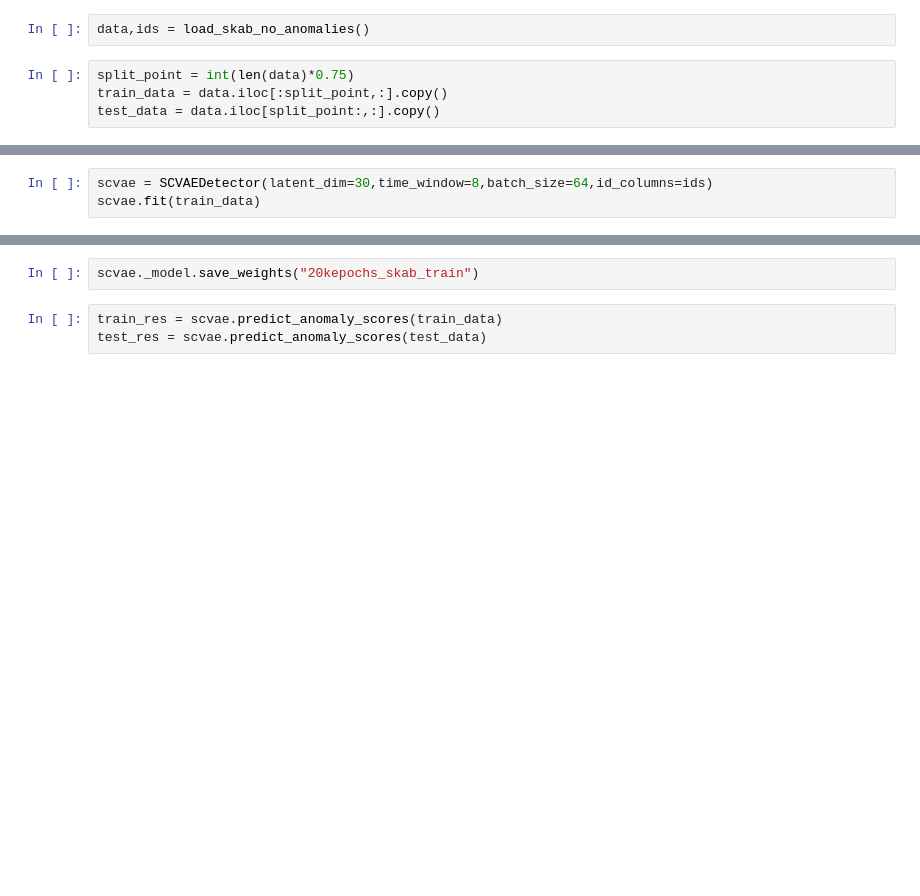
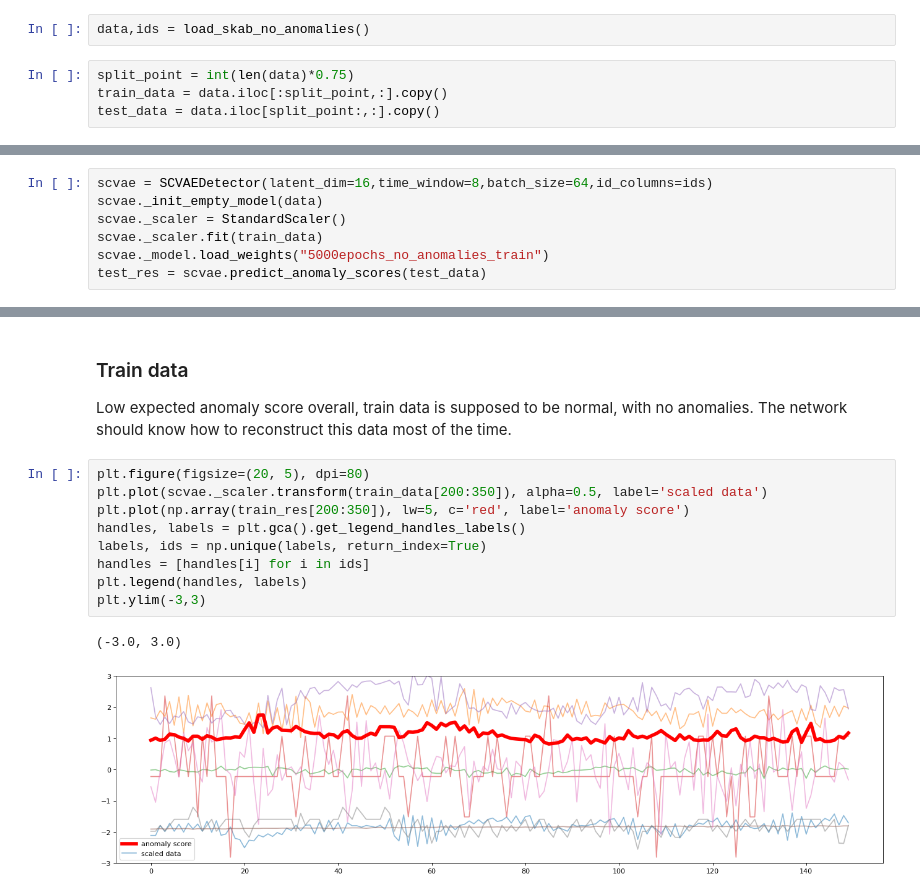
Before and after one commit to nulam/Squeezed-Convolutional-VAE-for-anomaly-detection, a Jupyter notebook: time_series_anomaly_detection/SCVAE.ipynb, the cells around one changed output, grey strips where cells are left out. Cells and saved outputs as stored; diff of their text form; blank space fills up the shorter version.

Commit message:
usable anomaly scored implemented

```diff
--- a/time_series_anomaly_detection/SCVAE.ipynb
+++ b/time_series_anomaly_detection/SCVAE.ipynb
@@ -296,3 +324,7 @@ test_data = data.iloc[split_point:,:].copy()
 # %%
-scvae = SCVAEDetector(latent_dim=30,time_window=8,batch_size=64,id_columns=ids)
-scvae.fit(train_data)
+scvae = SCVAEDetector(latent_dim=16,time_window=8,batch_size=64,id_columns=ids)
+scvae._init_empty_model(data)
+scvae._scaler = StandardScaler()
+scvae._scaler.fit(train_data)
+scvae._model.load_weights("5000epochs_no_anomalies_train")
+test_res = scvae.predict_anomaly_scores(test_data)
@@ -304,5 +331,16 @@ Epoch 0
-# %%
-scvae._model.save_weights("20kepochs_skab_train")
-# %%
-train_res = scvae.predict_anomaly_scores(train_data)
-test_res = scvae.predict_anomaly_scores(test_data)
+# %% [markdown]
+### Train data
+
+Low expected anomaly score overall, train data is supposed to be normal, with no anomalies. The network should know how to reconstruct this data most of the time.
+# %%
+plt.figure(figsize=(20, 5), dpi=80)
+plt.plot(scvae._scaler.transform(train_data[200:350]), alpha=0.5, label='scaled data')
+plt.plot(np.array(train_res[200:350]), lw=5, c='red', label='anomaly score')
+handles, labels = plt.gca().get_legend_handles_labels()
+labels, ids = np.unique(labels, return_index=True)
+handles = [handles[i] for i in ids]
+plt.legend(handles, labels)
+plt.ylim(-3,3)
+# %% [output]
+(-3.0, 3.0)
+[figure, added]
```
Also changed, not shown: parts of 18 cells of this notebook.
